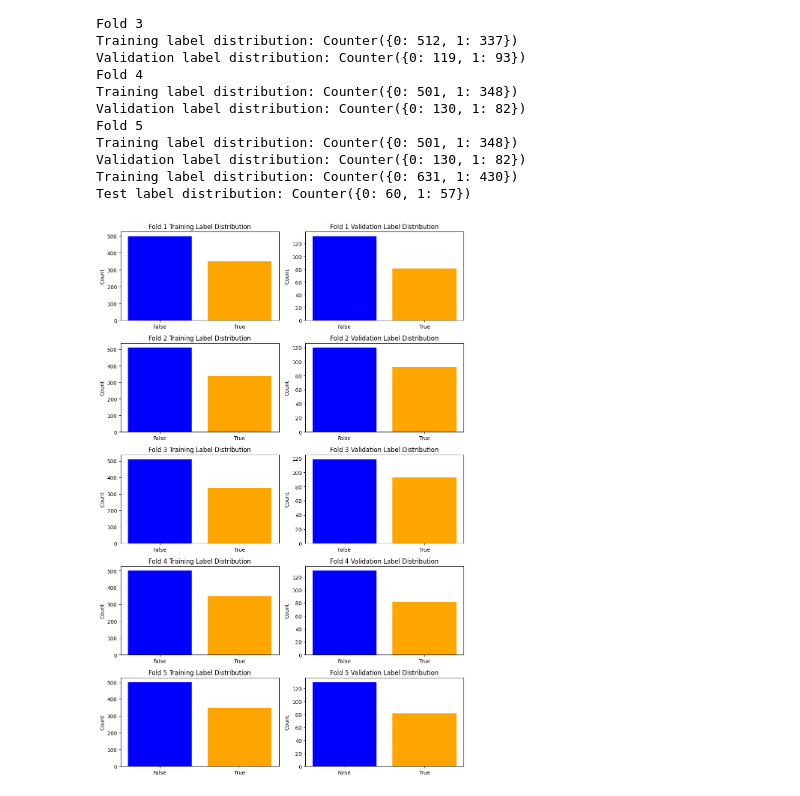
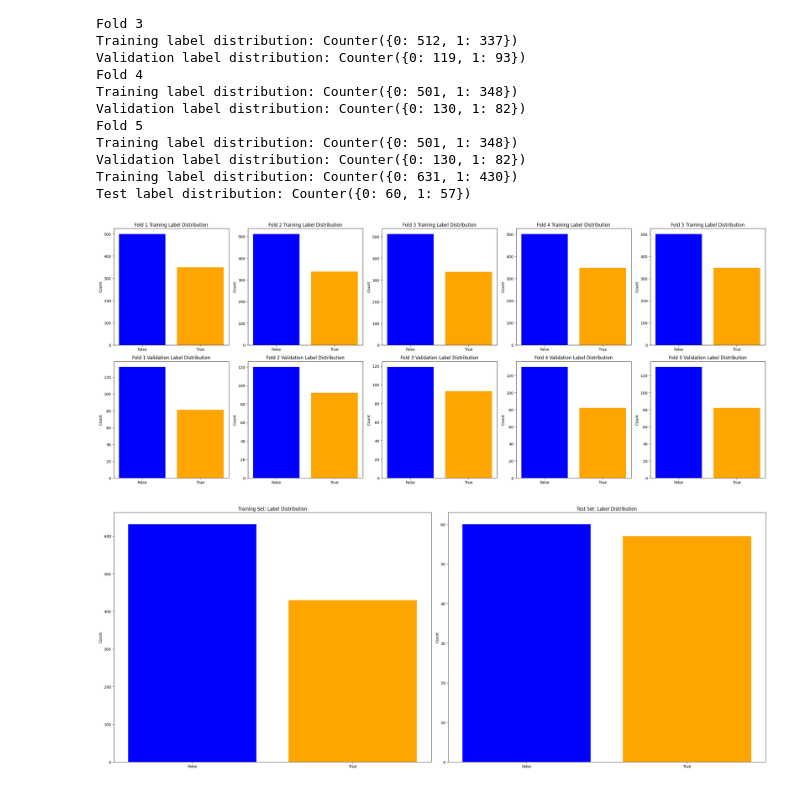
Before and after one commit to theoliver7/uzh-aml, a Jupyter notebook: results_helpers_carlos.ipynb, the cells around one changed output. Cells and saved outputs as stored; diff of their text form; code cells hidden in the pictures.

Commit message:
quick plot generation

```diff
--- a/results_helpers.ipynb
+++ b/results_helpers_carlos.ipynb
@@ -285,34 +285,61 @@ Test label distribution: Counter({0: 60, 1: 57})
 # %%
 import matplotlib.pyplot as plt
 
 # Define the label distributions for each fold
 fold_numbers = [1, 2, 3, 4, 5]
 training_label_distributions = [{0: 499, 1: 349}, {0: 511, 1: 338}, {0: 512, 1: 337}, {0: 501, 1: 348}, {0: 501, 1: 348}]
 validation_label_distributions = [{0: 132, 1: 81}, {0: 120, 1: 92}, {0: 119, 1: 93}, {0: 130, 1: 82}, {0: 130, 1: 82}]
 
 # Plot the label distributions
-fig, axes = plt.subplots(nrows=5, ncols=2, figsize=(10, 15))
+fig, axes = plt.subplots(nrows=2, ncols=5, figsize=(25, 10))
 
 for i in range(5):
-    ax1 = axes[i, 0]
-    ax2 = axes[i, 1]
+    ax1 = axes[0, i]
+    ax2 = axes[1, i]
 
     training_distribution = training_label_distributions[i]
     validation_distribution = validation_label_distributions[i]
 
     ax1.bar(training_distribution.keys(), training_distribution.values(), color=['blue', 'orange'])
     ax1.set_title(f'Fold {fold_numbers[i]} Training Label Distribution')
     ax1.set_xticks([0, 1])
     ax1.set_xticklabels(['False', 'True'])
     ax1.set_ylabel('Count')
 
     ax2.bar(validation_distribution.keys(), validation_distribution.values(), color=['blue', 'orange'])
     ax2.set_title(f'Fold {fold_numbers[i]} Validation Label Distribution')
     ax2.set_xticks([0, 1])
     ax2.set_xticklabels(['False', 'True'])
     ax2.set_ylabel('Count')
 
 plt.tight_layout()
-plt.show()
+#plt.show()
+plt.savefig('training.png', transparent=True)
 # %% [output]
-[figure, old version]
+[figure, new version]
+# %%
+eval_training = {0: 631, 1: 430}
+eval_test = {0: 60, 1: 57}
+
+# Plot the label distributions
+fig, axes = plt.subplots(nrows=1, ncols=2, figsize=(25, 10))
+ax1 = axes[0]
+ax2 = axes[1]
+
+ax1.bar(eval_training.keys(), eval_training.values(), color=['blue', 'orange'])
+ax1.set_title('Training Set: Label Distribution')
+ax1.set_xticks([0, 1])
+ax1.set_xticklabels(['False', 'True'])
+ax1.set_ylabel('Count')
+
+ax2.bar(eval_test.keys(), eval_test.values(), color=['blue', 'orange'])
+ax2.set_title('Test Set: Label Distribution')
+ax2.set_xticks([0, 1])
+ax2.set_xticklabels(['False', 'True'])
+ax2.set_ylabel('Count')
+
+plt.tight_layout()
+#plt.show()
+plt.savefig('test.png', transparent=True)
+# %% [output]
+[figure, added]
```
Also changed, not shown: parts of 1 cell of this notebook, 2 other files.
